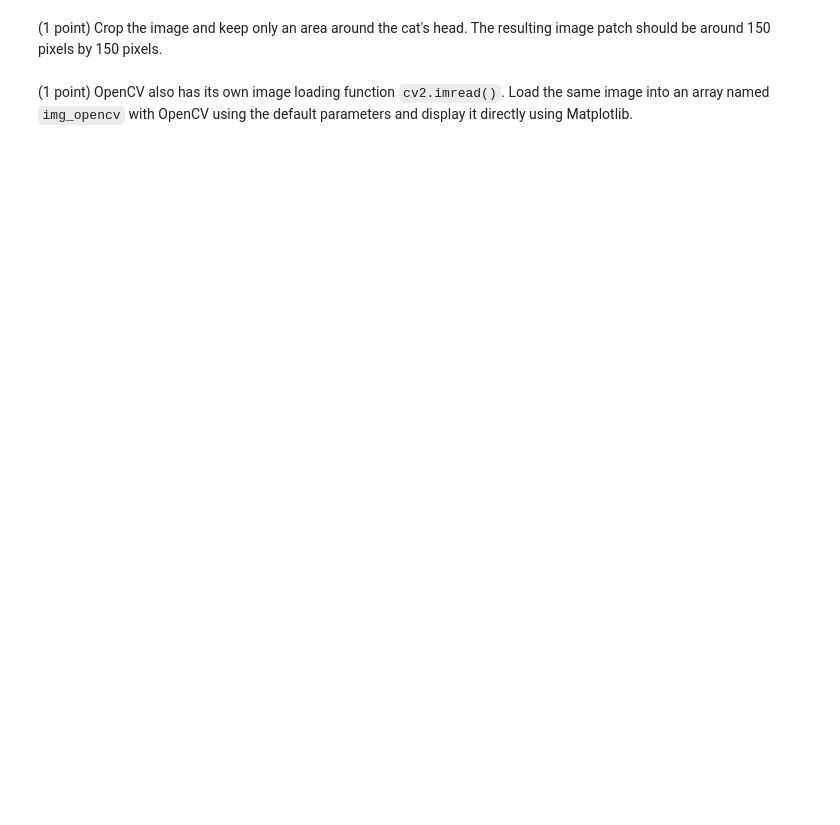
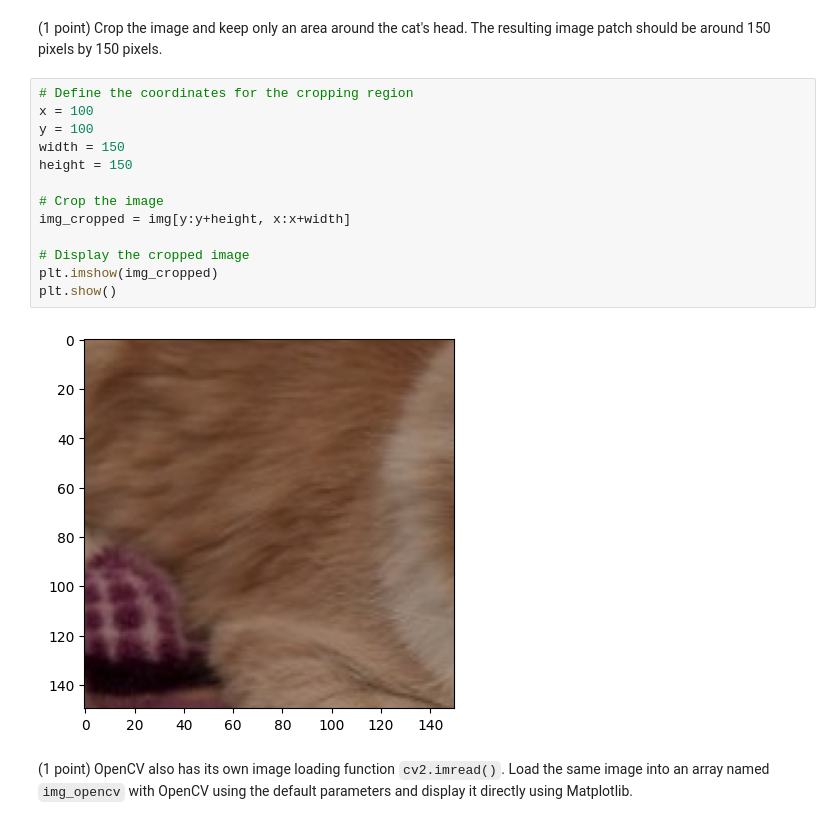
Before and after one commit to tanaynayak/CV, a Jupyter notebook: module_01/01_numpy_and_image_basics.ipynb, the cells around one changed output. Drawn from its saved outputs; the diff is of its cells as text; blank space fills up the shorter version.

```diff
--- a/module_01/01_numpy_and_image_basics.ipynb
+++ b/module_01/01_numpy_and_image_basics.ipynb
@@ -34,4 +103,19 @@ Hint: Refer to Numpy's [docs on indexing](https://numpy.org/devdocs/user/basics.
 # %% [markdown]
 (1 point) Crop the image and keep only an area around the cat's head. The resulting image patch should be around 150 pixels by 150 pixels.
+# %%
+# Define the coordinates for the cropping region
+x = 100
+y = 100
+width = 150
+height = 150
+
+# Crop the image
+img_cropped = img[y:y+height, x:x+width]
+
+# Display the cropped image
+plt.imshow(img_cropped)
+plt.show()
+# %% [output]
+[figure, added]
 # %% [markdown]
 (1 point) OpenCV also has its own image loading function `cv2.imread()`. Load the same image into an array named `img_opencv` with OpenCV using the default parameters and display it directly using Matplotlib.
```
Also changed, not shown: parts of 13 cells of this notebook, 4 other files.
